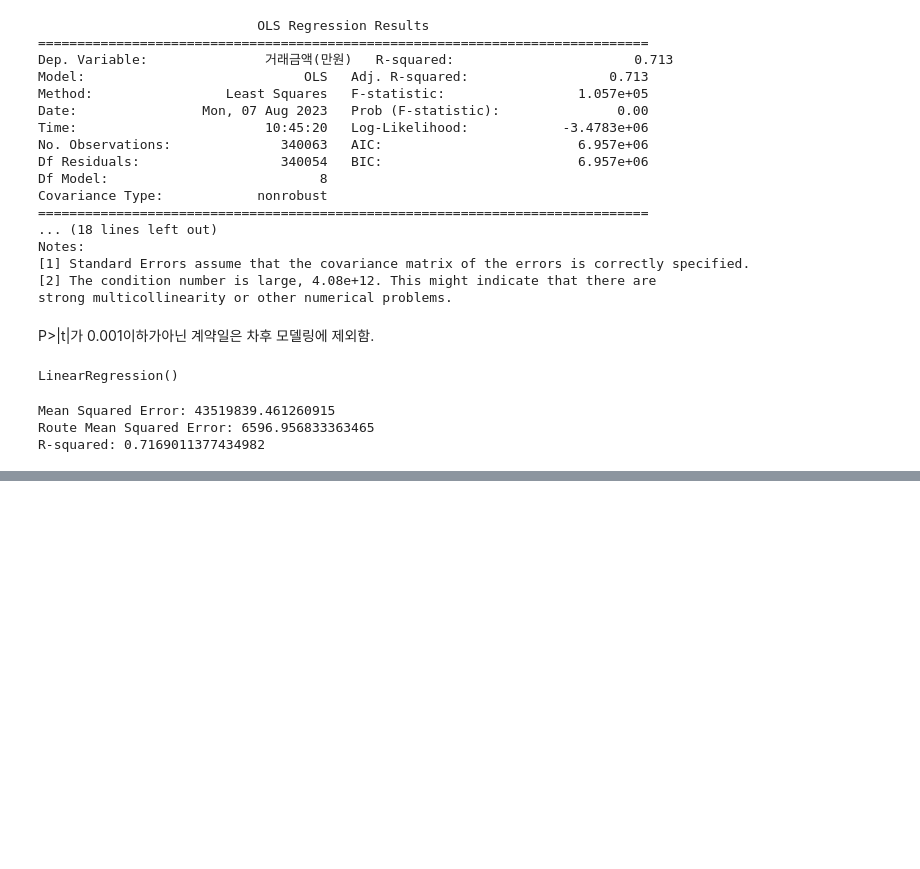
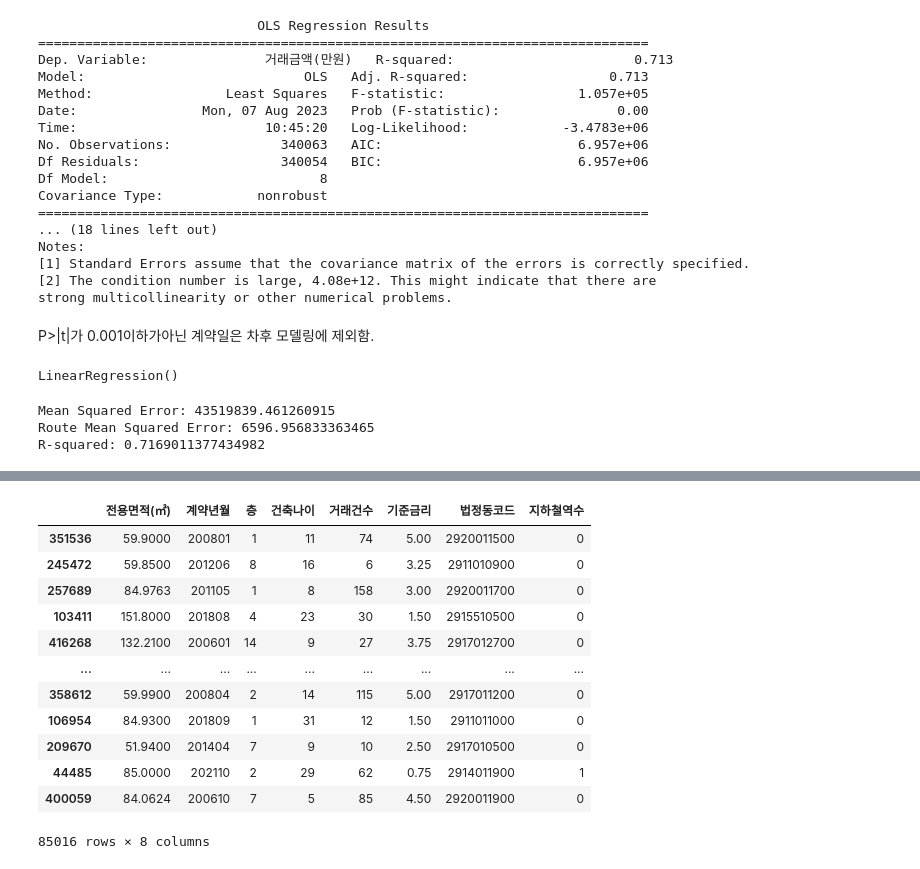
Before and after one commit to 2023-AISCHOOL-APP/araboraGJapt, a Jupyter notebook: byeongmin/4.EDA/기초EDA.ipynb, the cells around one changed output, grey strips where cells are left out. Cells and saved outputs as stored; diff of their text form; code cells hidden in the pictures; blank space fills up the shorter version.

```diff
--- a/byeongmin/4.EDA/기초EDA.ipynb
+++ b/byeongmin/4.EDA/기초EDA.ipynb
@@ -152,0 +169,16 @@ R-squared: 0.7169011377434982
+# %%
+X_test
+# %% [output]
+|  | 전용면적(㎡) | 계약년월 | 층 | 건축나이 | 거래건수 | 기준금리 | 법정동코드 | 지하철역수 |
+| 351536 | 59.9000 | 200801 | 1 | 11 | 74 | 5.00 | 2920011500 | 0 |
+| 245472 | 59.8500 | 201206 | 8 | 16 | 6 | 3.25 | 2911010900 | 0 |
+| 257689 | 84.9763 | 201105 | 1 | 8 | 158 | 3.00 | 2920011700 | 0 |
+| 103411 | 151.8000 | 201808 | 4 | 23 | 30 | 1.50 | 2915510500 | 0 |
+| 416268 | 132.2100 | 200601 | 14 | 9 | 27 | 3.75 | 2917012700 | 0 |
+| ... | ... | ... | ... | ... | ... | ... | ... | ... |
+| 358612 | 59.9900 | 200804 | 2 | 14 | 115 | 5.00 | 2917011200 | 0 |
+| 106954 | 84.9300 | 201809 | 1 | 31 | 12 | 1.50 | 2911011000 | 0 |
+| 209670 | 51.9400 | 201404 | 7 | 9 | 10 | 2.50 | 2917010500 | 0 |
+| 44485 | 85.0000 | 202110 | 2 | 29 | 62 | 0.75 | 2914011900 | 1 |
+| 400059 | 84.0624 | 200610 | 7 | 5 | 85 | 4.50 | 2920011900 | 0 |
+85016 rows × 8 columns
```
Also changed, not shown: parts of 3 cells of this notebook, 1 other file.
